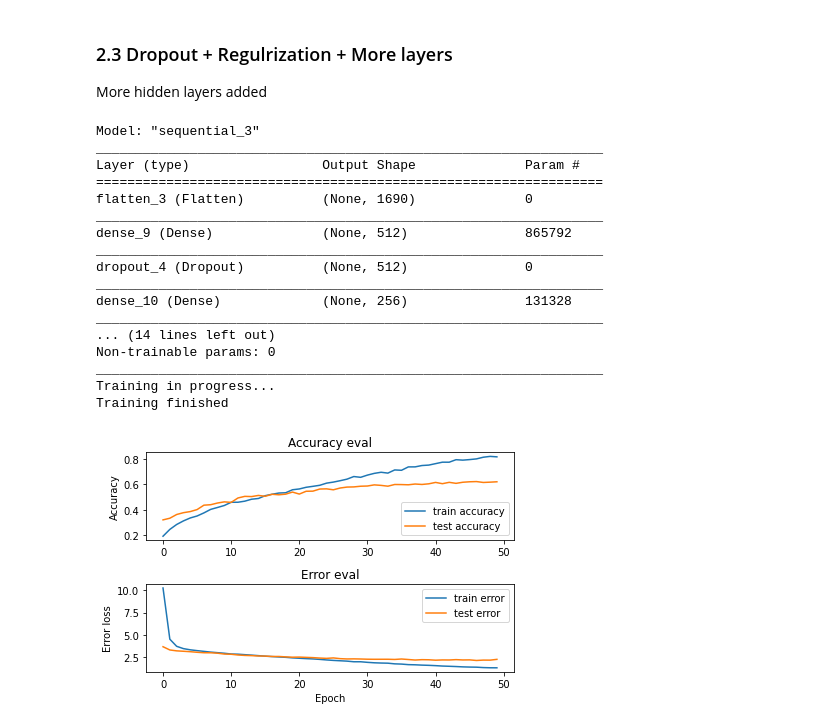
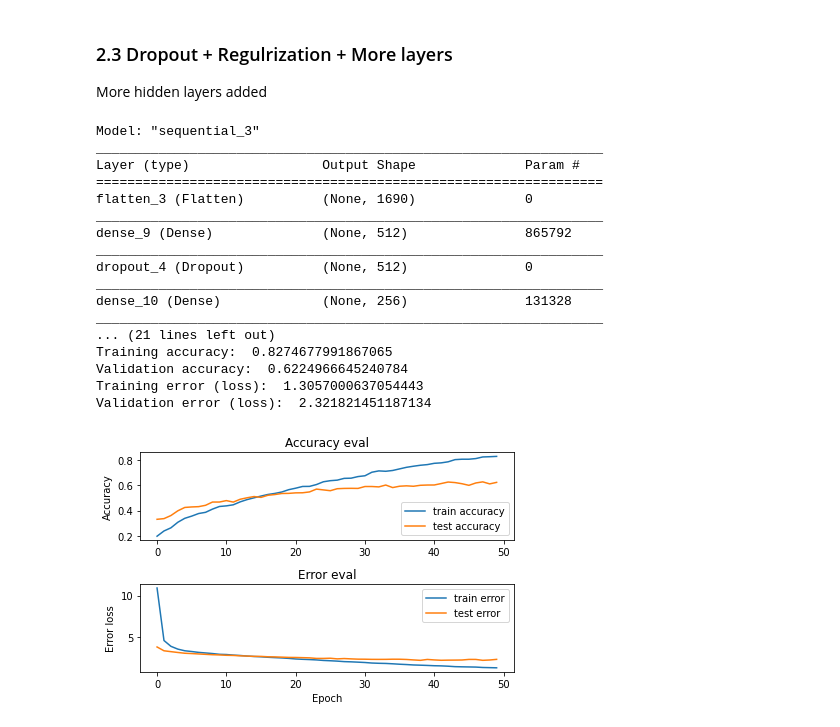
Before and after one commit to archity/music-processing, a Jupyter notebook: 3 - GTZAN Neural Network.ipynb, the cells around one changed output. Cells and saved outputs as stored; diff of their text form; code cells hidden in the pictures.

```diff
--- a/3 - GTZAN Neural Network.ipynb
+++ b/3 - GTZAN Neural Network.ipynb
@@ -51,14 +60,21 @@ saving the training history in JSON file (for later use) and the plots.
 # %%
-def compile_train_plot(model, name, lr=0.0001):
+def compile_train_plot(model, validation_data, name, lr=0.0001):
     optimiser = keras.optimizers.Adam(learning_rate=lr)
     model.compile(optimizer=optimiser, loss='sparse_categorical_crossentropy', metrics=['accuracy'])
     model.summary()
 
     # Train the model
+    print("Start time:", datetime.datetime.now().time())
     print("Training in progress...")
-    history = model.fit(X_train, y_train, validation_data=(X_test, y_test), batch_size=32, epochs=50, verbose=0)
+    history = model.fit(X_train, y_train, validation_data=validation_data, batch_size=32, epochs=50, verbose=0)
     print("Training finished")
+    print("End time: ", datetime.datetime.now().time())
     fig, axs = plt.subplots(2)
+
+    print("\nTraining accuracy: ", history.history["accuracy"][-1])
+    print("Validation accuracy: ", history.history["val_accuracy"][-1])
+    print("Training error (loss): ", history.history["loss"][-1])
+    print("Validation error (loss): ", history.history["val_loss"][-1])
 
     # Save training history in JSON file
     with open("img/train_test_plot_"+name+".json", 'w') as file:
@@ -94,7 +110,7 @@ model.add(keras.layers.Dense(512, activation='relu'))
 model.add(keras.layers.Dense(512, activation='relu'))
 model.add(keras.layers.Dense(10, activation='softmax'))
 
-compile_train_plot(model, "basic")
+compile_train_plot(model, validation_data, "basic")
 # %% [output]
 Model: "sequential"
 _________________________________________________________________
@@ -144,7 +159,7 @@ model.add(keras.layers.Dropout(0.1))
 
 model.add(keras.layers.Dense(10, activation='softmax'))
 
-compile_train_plot(model, name="drop")
+compile_train_plot(model, validation_data, name="drop")
 # %% [output]
 Model: "sequential_1"
 _________________________________________________________________
@@ -180,7 +195,7 @@ model.add(keras.layers.Dropout(0.1))
 
 model.add(keras.layers.Dense(10, activation='softmax', kernel_regularizer=keras.regularizers.l2(0.001)))
 
-compile_train_plot(model, name="drop_regu")
+compile_train_plot(model, validation_data, name="drop_regu")
 # %% [output]
 Model: "sequential_2"
 _________________________________________________________________
@@ -208,37 +223,37 @@ More hidden layers added
 model = keras.Sequential()
 model.add(keras.layers.Flatten(input_shape=(X.shape[1], X.shape[2])))
 
 model.add(keras.layers.Dense(512, activation='relu', kernel_regularizer=keras.regularizers.l2(0.001)))
 model.add(keras.layers.Dropout(0.1))
 
 model.add(keras.layers.Dense(256, activation='relu', kernel_regularizer=keras.regularizers.l2(0.001)))
 model.add(keras.layers.Dropout(0.1))
 
 model.add(keras.layers.Dense(128, activation='relu', kernel_regularizer=keras.regularizers.l2(0.001)))
 model.add(keras.layers.Dropout(0.1))
 
 model.add(keras.layers.Dense(64, activation='relu', kernel_regularizer=keras.regularizers.l2(0.001)))
 model.add(keras.layers.Dropout(0.1))
 
 model.add(keras.layers.Dense(10, activation='softmax', kernel_regularizer=keras.regularizers.l2(0.001)))
 
-compile_train_plot(model, name="drop_regu_3layers")
+compile_train_plot(model, validation_data, name="drop_regu_3layers")
 # %% [output]
 Model: "sequential_3"
 _________________________________________________________________
 Layer (type)                 Output Shape              Param #
 =================================================================
 flatten_3 (Flatten)          (None, 1690)              0
 _________________________________________________________________
 dense_9 (Dense)              (None, 512)               865792
 _________________________________________________________________
 dropout_4 (Dropout)          (None, 512)               0
 _________________________________________________________________
 dense_10 (Dense)             (None, 256)               131328
 _________________________________________________________________
-... (14 lines left out)
-Non-trainable params: 0
-_________________________________________________________________
-Training in progress...
-Training finished
+... (21 lines left out)
+Training accuracy:  0.8274677991867065
+Validation accuracy:  0.6224966645240784
+Training error (loss):  1.3057000637054443
+Validation error (loss):  2.321821451187134
-[figure, old version]
+[figure, new version]
```
Also changed, not shown: parts of 16 cells of this notebook, 2 other files.
